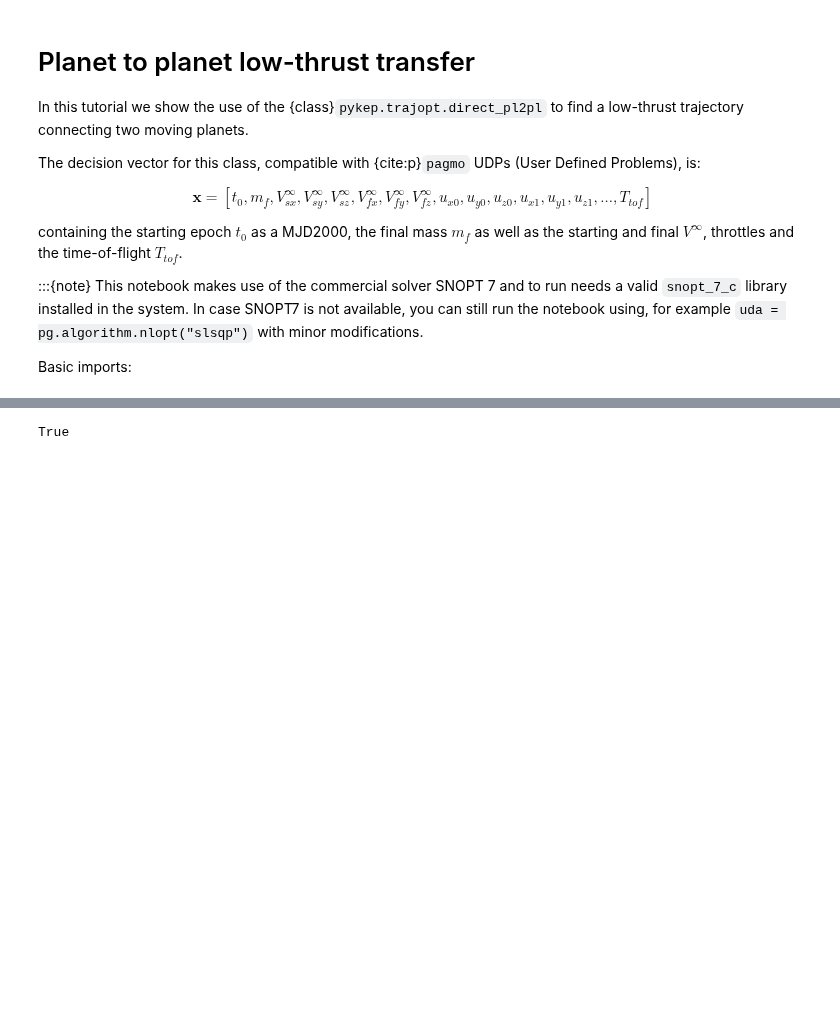
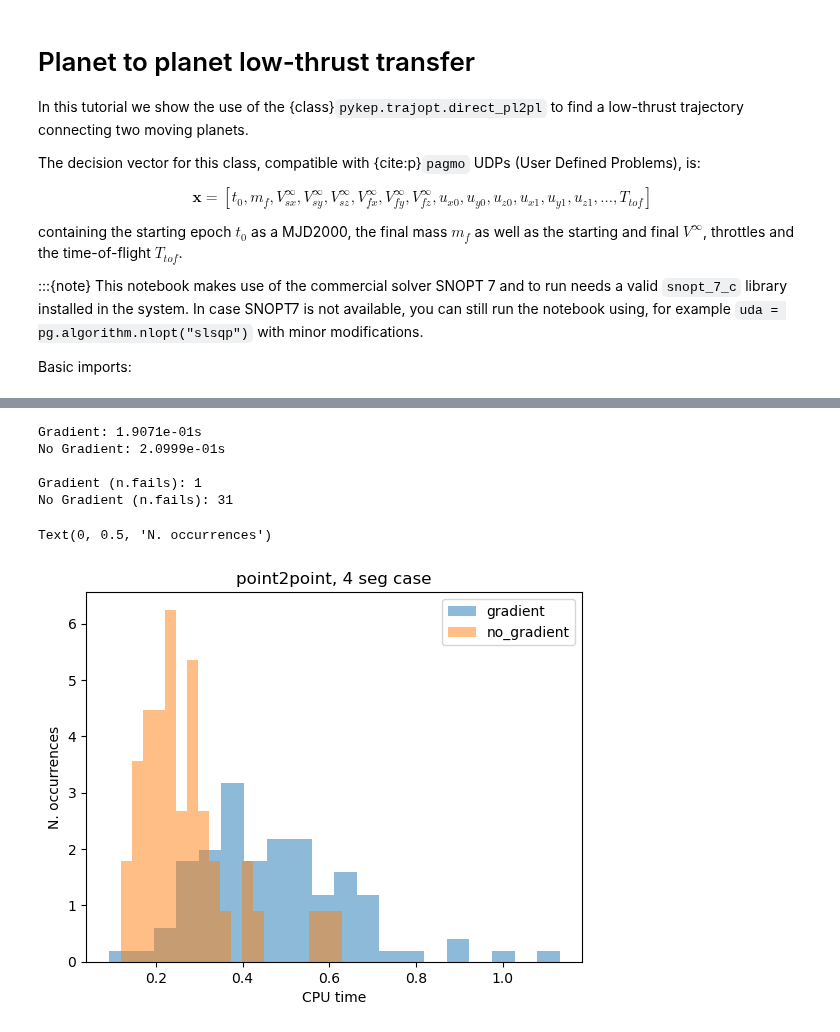
Before and after one commit to esa/kep3, a Jupyter notebook: doc/notebooks/udp_pl2pl.ipynb, the cells around one changed output, grey strips where cells are left out. Cells and saved outputs as stored; diff of their text form; code cells hidden in the pictures; blank space fills up the shorter version.

```diff
--- a/doc/notebooks/udp_pl2pl.ipynb
+++ b/doc/notebooks/udp_pl2pl.ipynb
@@ -503,4 +464,61 @@ b = udp_nog.gradient_sparsity()
-# %%
-_np.all(a==b)
-# %% [output]
-True
+# %%
+from tqdm import tqdm
+
+cpu_nog = []
+cpu_g = []
+
+fail_g = 0
+fail_nog = 0
+
+prob_g = pg.problem(udp_g)
+prob_nog = pg.problem(udp_nog)
+prob_g.c_tol = 1e-6
+prob_nog.c_tol = 1e-6
+
+for i in tqdm(range(100)):
+    pop_g = pg.population(prob_g, 1)
+
+    start = time.time()
+    pop_g = algo.evolve(pop_g)
+    end = time.time()
+
+    if not prob_g.feasibility_f(pop_g.champion_f):
+        fail_g += 1
+    else: # We only record the time for successfull attempts
+        cpu_g.append(end - start)
+
+    pop_nog = pg.population(prob_nog, 1)
+
+    start = time.time()
+    pop_nog = algo.evolve(pop_nog)
+    end = time.time()
+    if not prob_nog.feasibility_f(pop_nog.champion_f):
+        fail_nog += 1
+    else: # We only record the time for successfull attempts
+        cpu_nog.append(end - start)
+
+
+print(f"Gradient: {_np.median(cpu_g):.4e}s")
+print(f"No Gradient: {_np.median(cpu_nog):.4e}s")
+
+print(f"\nGradient (n.fails): {fail_g}")
+print(f"No Gradient (n.fails): {fail_nog}")
+# %% [output]
+Gradient: 1.9071e-01s
+No Gradient: 2.0999e-01s
+
+Gradient (n.fails): 1
+No Gradient (n.fails): 31
+# %%
+cpu_g = _np.array(cpu_g)
+cpu_nog = _np.array(cpu_nog)
+plt.hist(cpu_g[cpu_g < 1.2], bins=20, label="gradient", density=True, alpha=0.5)
+plt.hist(cpu_nog[cpu_nog < 1.2], bins=20, label="no_gradient", density=True, alpha=0.5)
+# plt.xlim([0,0.15])
+plt.legend()
+plt.title("point2point, 4 seg case")
+plt.xlabel("CPU time")
+plt.ylabel("N. occurrences")
+# %% [output]
+Text(0, 0.5, 'N. occurrences')
+[figure, added]
```
Also changed, not shown: parts of 20 cells of this notebook.
